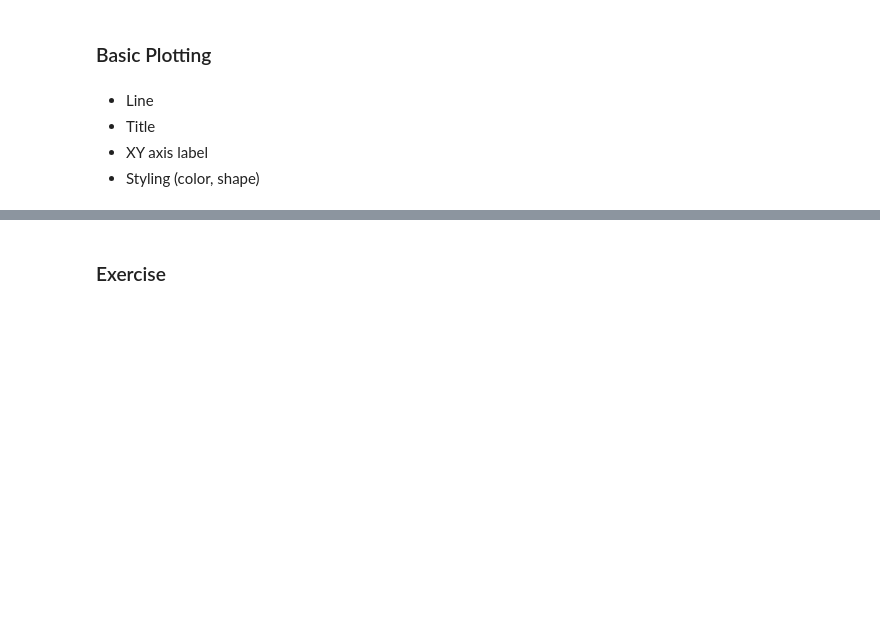
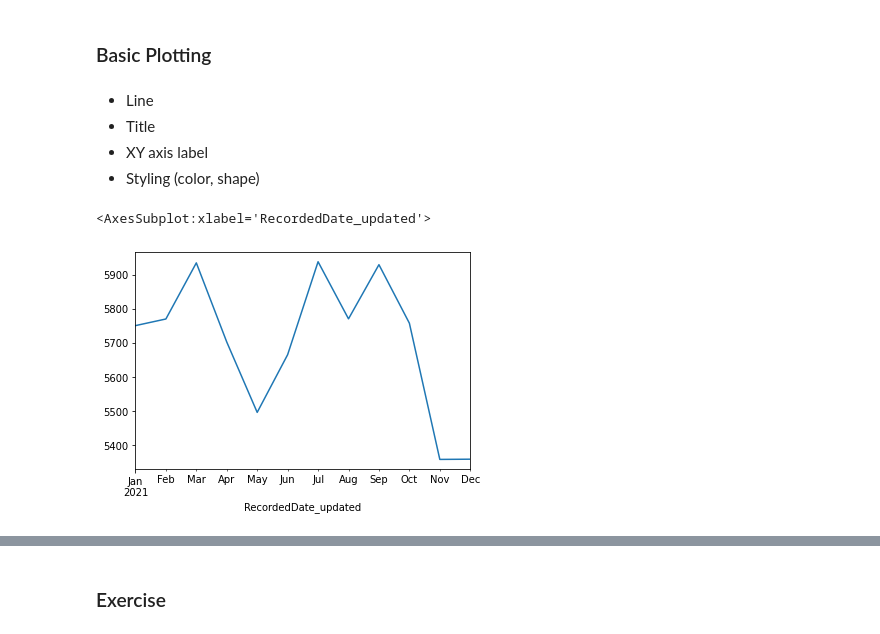
Before and after one commit to andreaschandra/free_data_science_courses, a Jupyter notebook: python_for_data_manipulation/1_basic_pandas.ipynb, the cells around one changed output, grey strips where cells are left out. Drawn from its saved outputs; the diff is of its cells as text; code cells hidden in the pictures; blank space fills up the shorter version.

Commit message:
Added window and plotting tutorials + exercises

```diff
--- a/python_for_data_manipulation/1_basic_pandas.ipynb
+++ b/python_for_data_manipulation/1_basic_pandas.ipynb
@@ -1052,0 +1055,5 @@ dt_data[['average_internet_speed_in_megabytes', 'MonthlyCharges']].resample("1M"
+# %%
+# Rolling Sum of monthly Netflix usage (in MB) - 2 months
+monthly_netflix = dt_data['netflix_usage_megabytes'].resample("1M").mean()
+
+monthly_netflix.rolling(2).sum().head()
@@ -1057,3 +1083,9 @@ dt_data[['average_internet_speed_in_megabytes', 'MonthlyCharges']].resample("1M"
 - Title
 - XY axis label
 - Styling (color, shape)
+# %%
+# Basic plot
+monthly_netflix.plot()
+# %% [output]
+<AxesSubplot:xlabel='RecordedDate_updated'>
+[figure, added]
```
Also changed, not shown: parts of 9 cells of this notebook.
